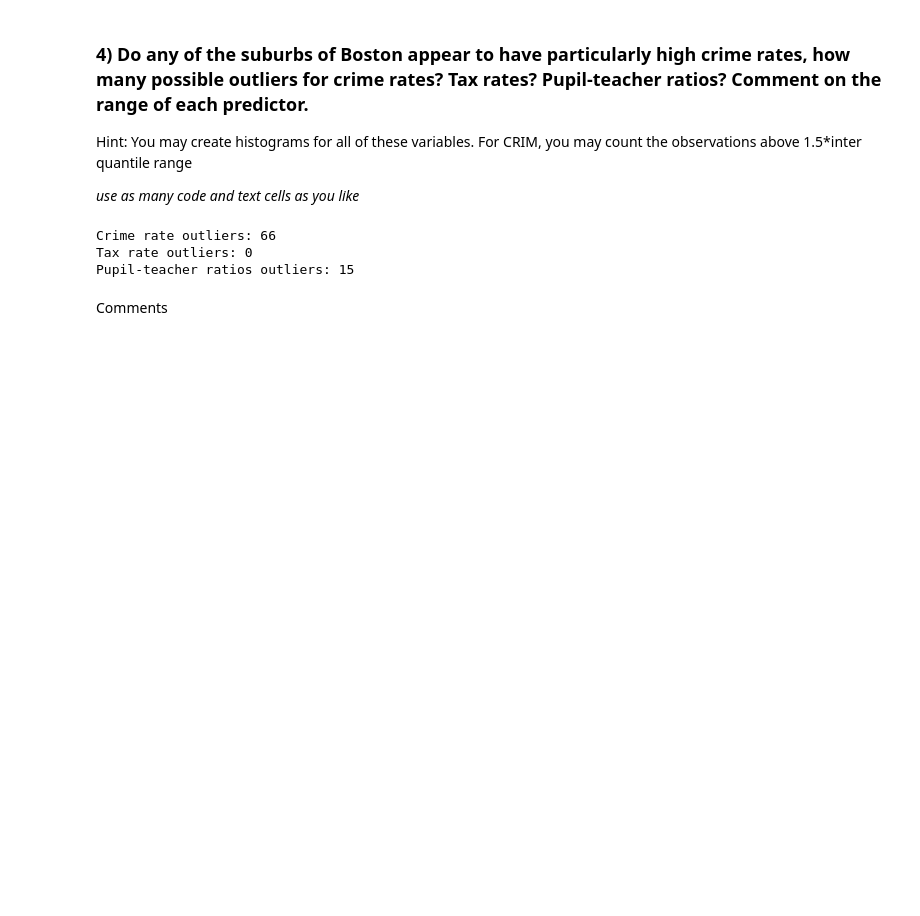
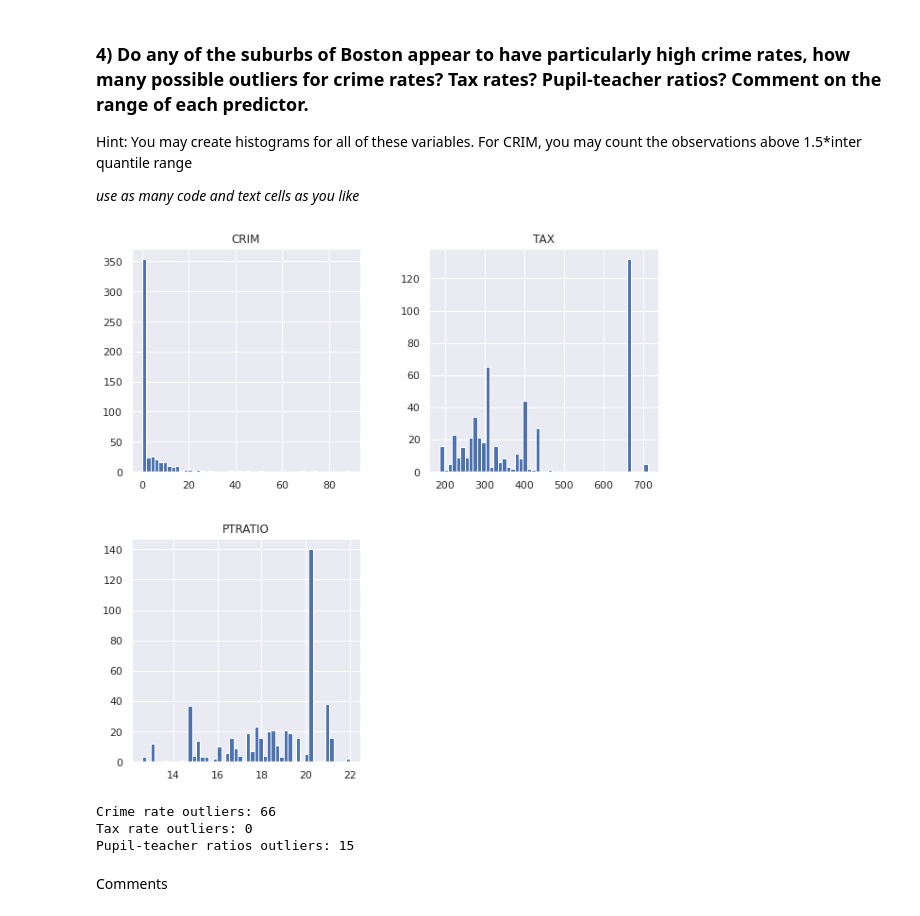
Before and after one commit to giginar/Machinelearning, a Jupyter notebook: yigit_kucukcinar_lab1.ipynb, the cells around one changed output. Cells and saved outputs as stored; diff of their text form; code cells hidden in the pictures; blank space fills up the shorter version.

```diff
--- a/yigit_kucukcinar_lab1.ipynb
+++ b/yigit_kucukcinar_lab1.ipynb
@@ -91,8 +91,10 @@ Hint: You may create histograms for all of these variables. For CRIM, you may co
 
 *use as many code and text cells as you like*
 # %%
-df.hist(figsize=(20,20),bins=100,column=["CRIM","TAX","PTRATIO"])
+df.hist(figsize=(10,10),bins=50,column=["CRIM","TAX","PTRATIO"])
 plt.show()
+# %% [output]
+[figure, added]
 # %%
 q1 = df['CRIM'].quantile(0.25)
 q3 = df['CRIM'].quantile(0.75)
```
Also changed, not shown: parts of 9 cells of this notebook.
